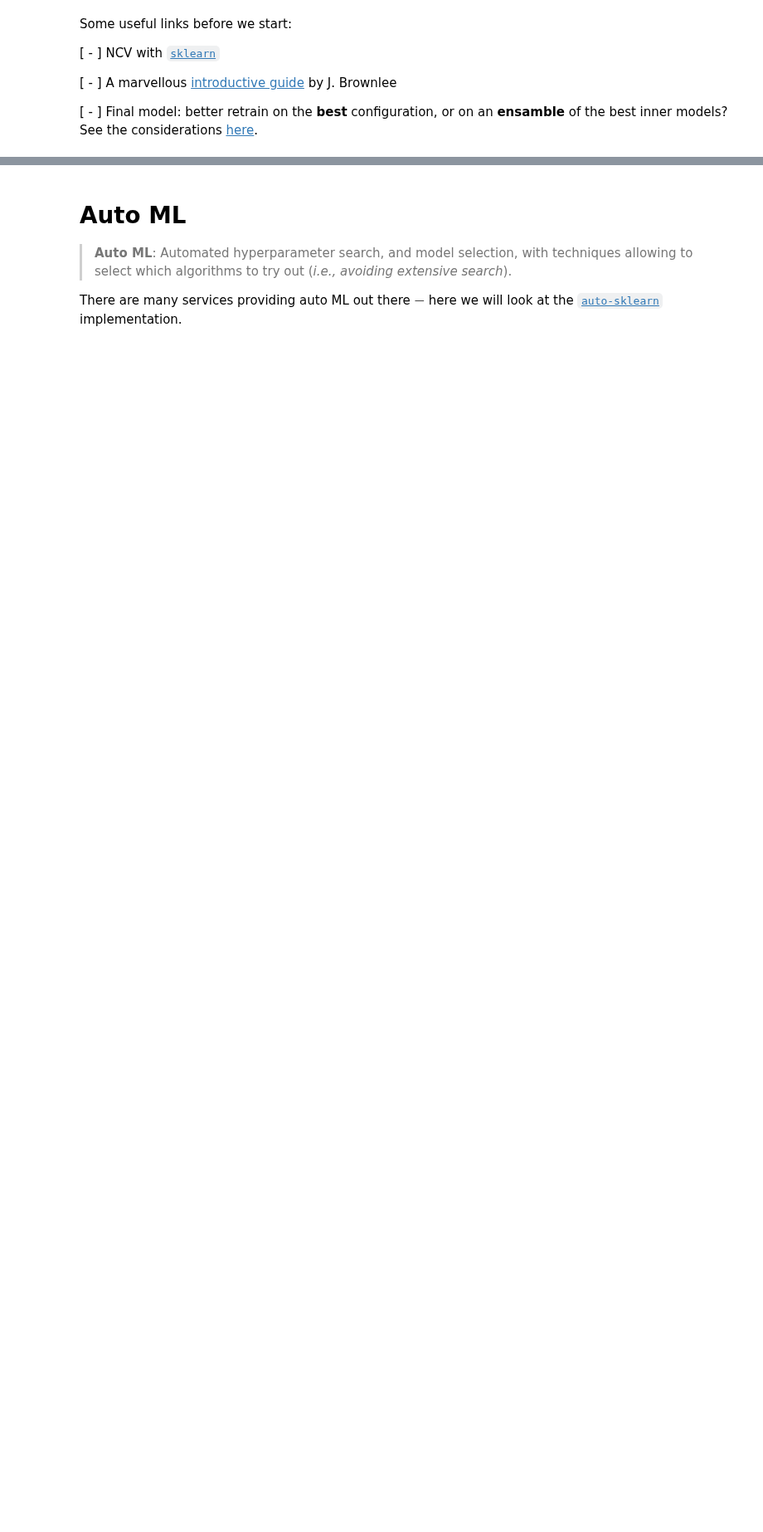
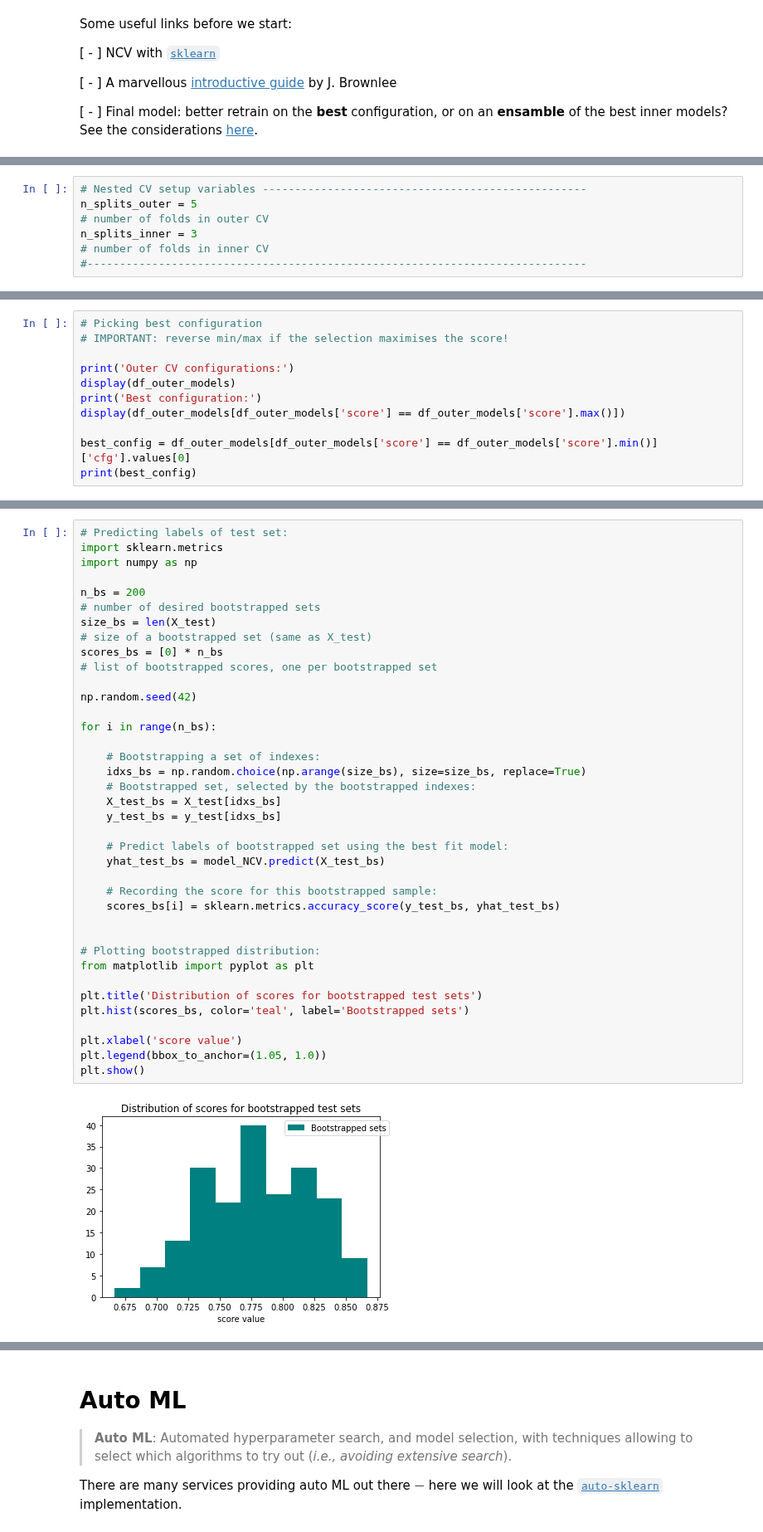
Before and after one commit to astrostatistics-in-crete/2022_summer_school, a Jupyter notebook: ML_Practises/ML_Practises_W_answerkey.ipynb, the cells around one changed output, grey strips where cells are left out. Shown at 83% size. Saved outputs shown, nothing was run; the diff lists cells and outputs as text; blank space fills up the shorter version.

```diff
--- a/ML_Practises/ML_Practises_W_answerkey.ipynb
+++ b/ML_Practises/ML_Practises_W_answerkey.ipynb
@@ -463,0 +489,7 @@ See the considerations [here](https://www.analyticsvidhya.com/blog/2021/03/a-ste
+# %%
+# Nested CV setup variables --------------------------------------------------
+n_splits_outer = 5
+# number of folds in outer CV
+n_splits_inner = 3
+# number of folds in inner CV
+#-----------------------------------------------------------------------------
@@ -463,0 +633,11 @@ See the considerations [here](https://www.analyticsvidhya.com/blog/2021/03/a-ste
+# %%
+# Picking best configuration
+# IMPORTANT: reverse min/max if the selection maximises the score!
+
+print('Outer CV configurations:')
+display(df_outer_models)
+print('Best configuration:')
+display(df_outer_models[df_outer_models['score'] == df_outer_models['score'].max()])
+
+best_config = df_outer_models[df_outer_models['score'] == df_outer_models['score'].min()]['cfg'].values[0]
+print(best_config)
@@ -463,0 +702,40 @@ See the considerations [here](https://www.analyticsvidhya.com/blog/2021/03/a-ste
+# %%
+# Predicting labels of test set:
+import sklearn.metrics
+import numpy as np
+
+n_bs = 200
+# number of desired bootstrapped sets
+size_bs = len(X_test)
+# size of a bootstrapped set (same as X_test)
+scores_bs = [0] * n_bs
+# list of bootstrapped scores, one per bootstrapped set
+
+np.random.seed(42)
+
+for i in range(n_bs):
+
+    # Bootstrapping a set of indexes:
+    idxs_bs = np.random.choice(np.arange(size_bs), size=size_bs, replace=True)
+    # Bootstrapped set, selected by the bootstrapped indexes:
+    X_test_bs = X_test[idxs_bs]
+    y_test_bs = y_test[idxs_bs]
+
+    # Predict labels of bootstrapped set using the best fit model:
+    yhat_test_bs = model_NCV.predict(X_test_bs)
+
+    # Recording the score for this bootstrapped sample:
+    scores_bs[i] = sklearn.metrics.accuracy_score(y_test_bs, yhat_test_bs)
+
+
+# Plotting bootstrapped distribution:
+from matplotlib import pyplot as plt
+
+plt.title('Distribution of scores for bootstrapped test sets')
+plt.hist(scores_bs, color='teal', label='Bootstrapped sets')
+
+plt.xlabel('score value')
+plt.legend(bbox_to_anchor=(1.05, 1.0))
+plt.show()
+# %% [output]
+[figure, added]
```
Also changed, not shown: parts of 19 cells of this notebook.
